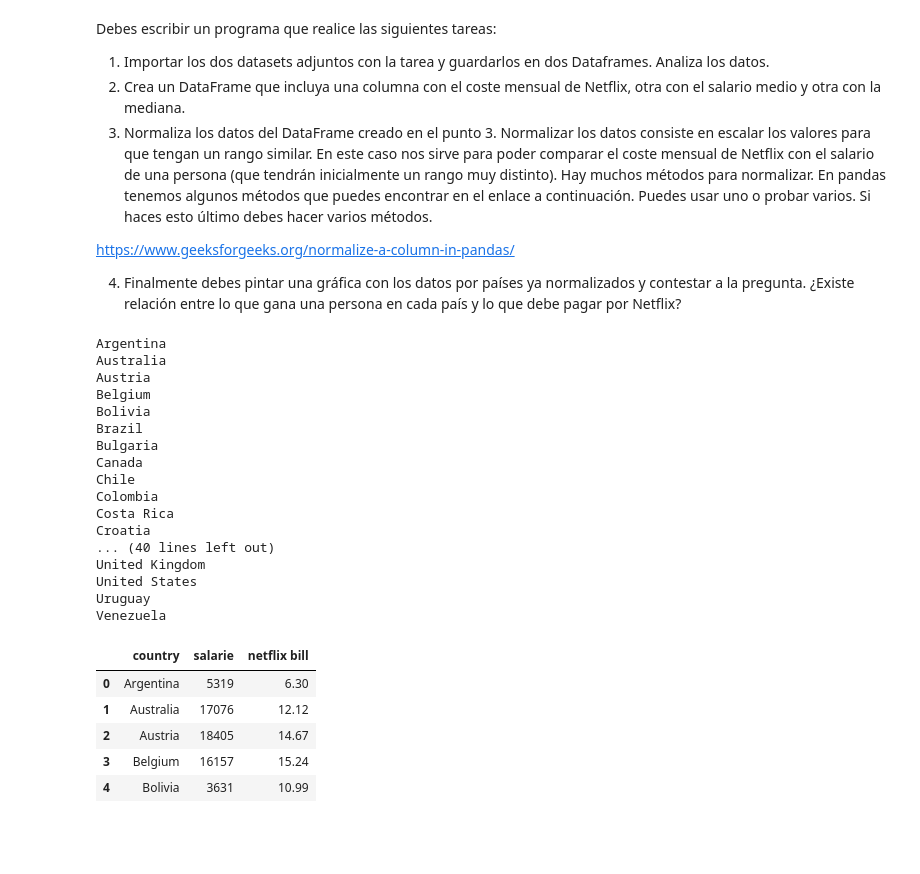
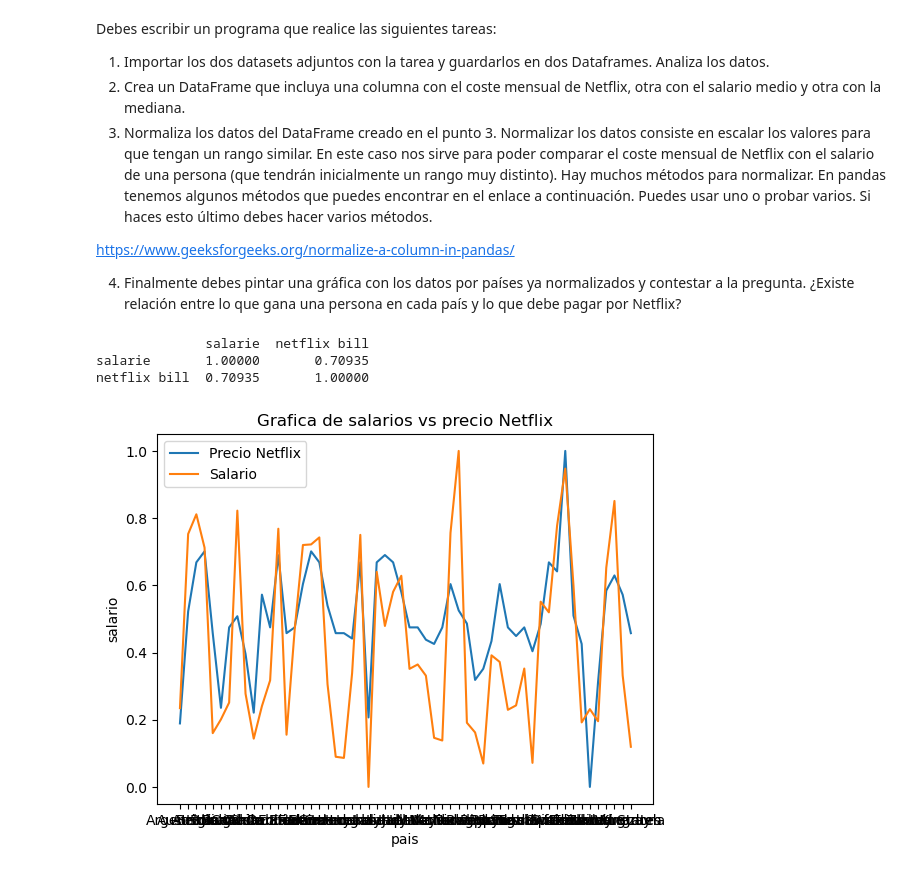
Before and after one commit to manuelo24-jpg/Documentos, a Jupyter notebook: tema2/actividad2_8/Actividad2_8.ipynb, the cells around one changed output. Saved outputs shown, nothing was run; the diff lists cells and outputs as text; code cells hidden in the pictures; blank space fills up the shorter version.

```diff
--- a/tema2/actividad2_8/Actividad2_8.ipynb
+++ b/tema2/actividad2_8/Actividad2_8.ipynb
@@ -14,47 +14,48 @@ https://www.geeksforgeeks.org/normalize-a-column-in-pandas/
 4. Finalmente debes pintar una gráfica con los datos por países ya normalizados y contestar a la pregunta. ¿Existe relación entre lo que gana una persona en cada país y lo que debe pagar por Netflix?
 # %%
 import pandas as pd
+from sklearn.preprocessing import MinMaxScaler
+import matplotlib.pyplot as plt
+
+fit_transformer = MinMaxScaler()
 
 #Leer ficheros CSV
 df_netflix = pd.read_csv("Netflix subscription fee Dec-2021.csv")
 df_salaries = pd.read_csv("salaries_by_country_2021.csv")
 
 countryList = []
 salarieList = []
 netflixBillList = []
+fig, ax = plt.subplots()
+
+#df_conjuto = pd.merge(df_netflix, df_salaries, left_on='Country', right_on='country')
 
 for index, row in df_netflix.iterrows():
     if row["Country"] in df_salaries['country'].values:
-        print(row["Country"])
         countryList.append(row["Country"])
         salarieList.append(df_salaries.loc[df_salaries['country'] == row["Country"]].values[0][1])
         netflixBillList.append(row["Cost Per Month - Standard ($)"])
 
 
 
 df_netflix_salaries = pd.DataFrame( {'country' : countryList ,'salarie' : salarieList,'netflix bill' : netflixBillList})
 df_netflix_salaries.head()
+
+df_netflix_salaries["salarie"] = fit_transformer.fit_transform(df_netflix_salaries["salarie"].to_numpy().reshape(-1,1))
+df_netflix_salaries["netflix bill"] = fit_transformer.fit_transform(df_netflix_salaries["netflix bill"].to_numpy().reshape(-1,1))
+
+#coords = df_netflix_salaries["salarie","netflix bill"]
+print(df_netflix_salaries.corr(method='pearson', numeric_only=True))
+
+ax.plot( df_netflix_salaries['country'], df_netflix_salaries['netflix bill'])
+ax.plot( df_netflix_salaries['country'], df_netflix_salaries['salarie'])
+ax.set_title("Grafica de salarios vs precio Netflix")
+ax.set_xlabel("pais")
+ax.set_ylabel("salario")
+ax.legend(['Precio Netflix', 'Salario'])
+plt.show()
 # %% [output]
-Argentina
-Australia
-Austria
-Belgium
-Bolivia
-Brazil
-Bulgaria
-Canada
-Chile
-Colombia
-Costa Rica
-Croatia
-... (40 lines left out)
-United Kingdom
-United States
-Uruguay
-Venezuela
+              salarie  netflix bill
+salarie       1.00000       0.70935
+netflix bill  0.70935       1.00000
-|  | country | salarie | netflix bill |
-| 0 | Argentina | 5319 | 6.30 |
-| 1 | Australia | 17076 | 12.12 |
-| 2 | Austria | 18405 | 14.67 |
-| 3 | Belgium | 16157 | 15.24 |
-| 4 | Bolivia | 3631 | 10.99 |
+[figure, added]
```
